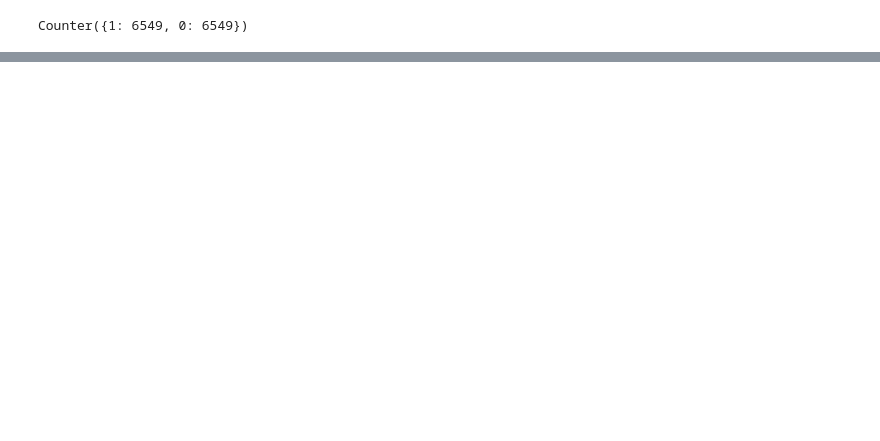
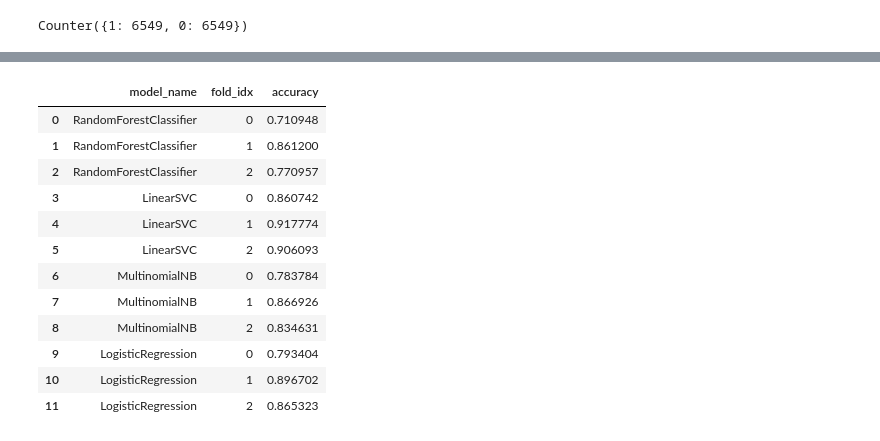
Before and after one commit to DaryaZareM/twitter-relevance-detector, a Jupyter notebook: code.ipynb, the cells around one changed output, grey strips where cells are left out. Cells and saved outputs as stored; diff of their text form; code cells hidden in the pictures; blank space fills up the shorter version.

```diff
--- a/code.ipynb
+++ b/code.ipynb
@@ -266 +177,11 @@ X=X.reshape(7599,1)
+# %%
+dataset = pd.read_csv('data.csv')
+X = id_text.iloc[:, -1].values
+y = dataset.iloc[:, -1].values
+for i in range(len(y)):
+    if y[i]=='Relevant':
+        y[i]=1
+    else:
+        y[i]=0
+y=y.astype('int')
 # %%
@@ -279,0 +289,16 @@ X=X_over
+# %%
+cv_df.groupby('model_name')
+# %% [output]
+|  | model_name | fold_idx | accuracy |
+| 0 | RandomForestClassifier | 0 | 0.710948 |
+| 1 | RandomForestClassifier | 1 | 0.861200 |
+| 2 | RandomForestClassifier | 2 | 0.770957 |
+| 3 | LinearSVC | 0 | 0.860742 |
+| 4 | LinearSVC | 1 | 0.917774 |
+| 5 | LinearSVC | 2 | 0.906093 |
+| 6 | MultinomialNB | 0 | 0.783784 |
+| 7 | MultinomialNB | 1 | 0.866926 |
+| 8 | MultinomialNB | 2 | 0.834631 |
+| 9 | LogisticRegression | 0 | 0.793404 |
+| 10 | LogisticRegression | 1 | 0.896702 |
+| 11 | LogisticRegression | 2 | 0.865323 |
```
Also changed, not shown: parts of 24 cells of this notebook, 2 other files.
